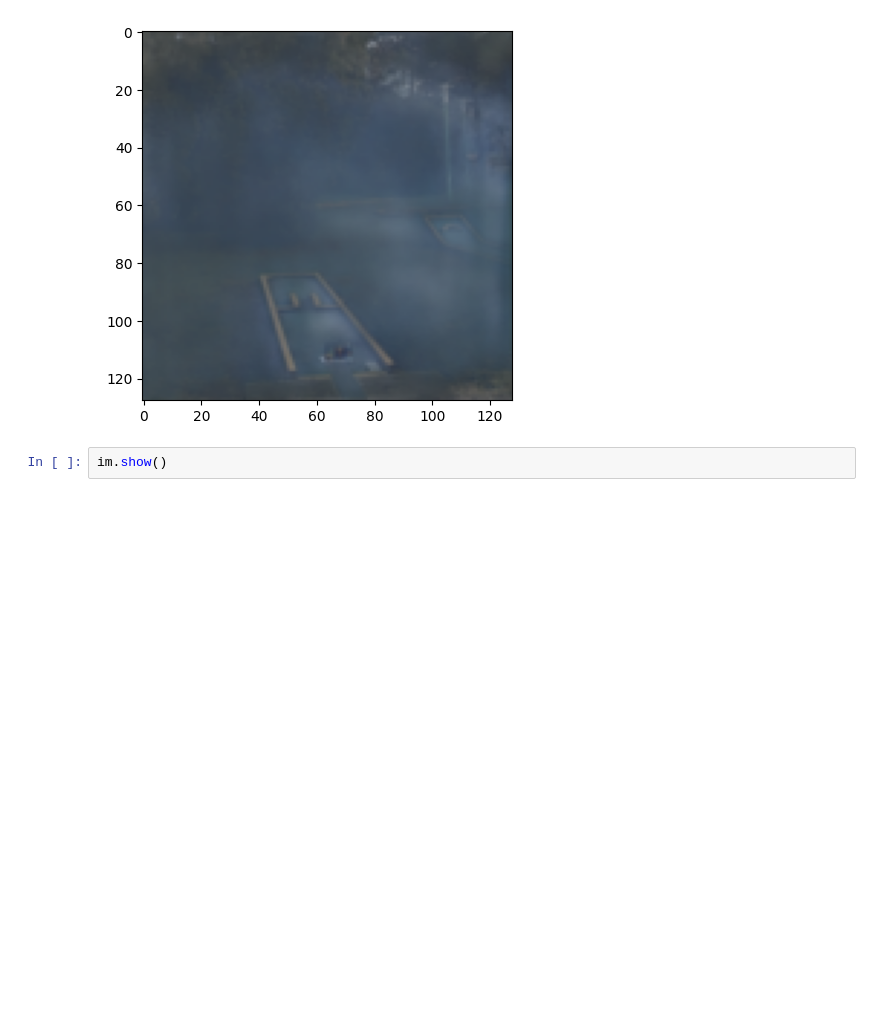
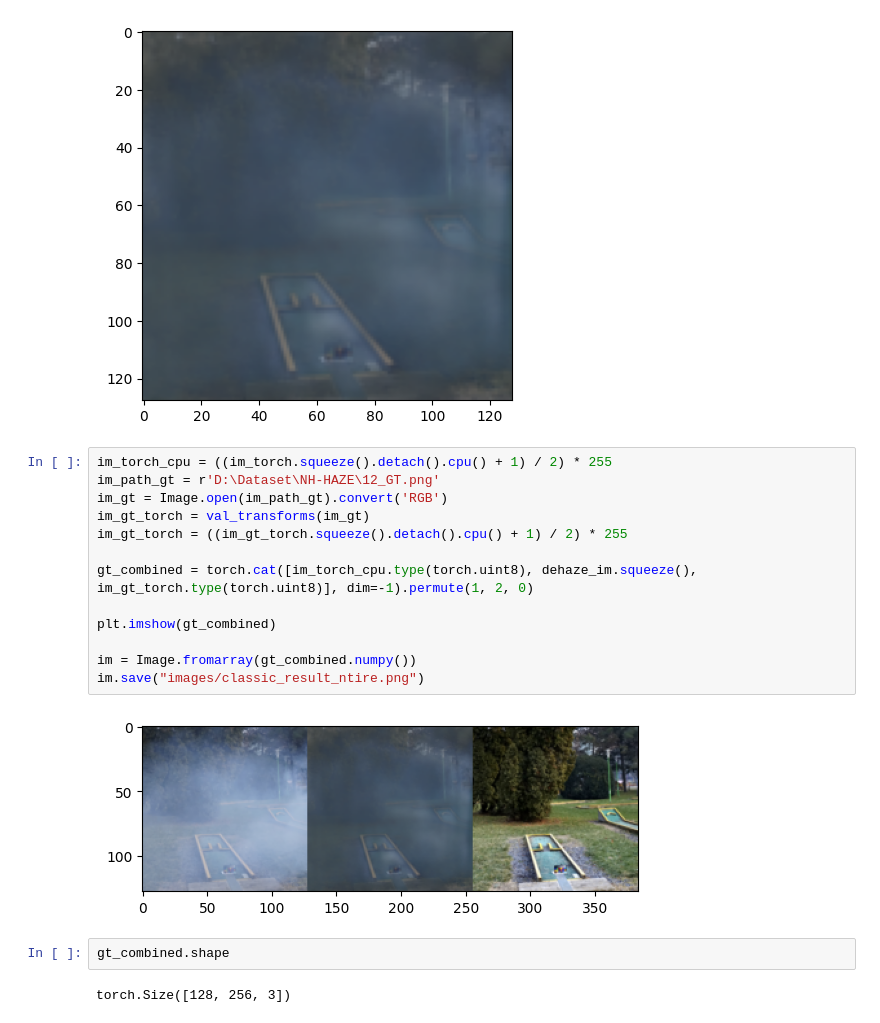
Before and after one commit to ferhatcan/EEE598-RemoteSensing, a Jupyter notebook: main.ipynb, the cells around one changed output. Cells and saved outputs as stored; diff of their text form; blank space fills up the shorter version.

```diff
--- a/main.ipynb
+++ b/main.ipynb
@@ -61,4 +73,21 @@ plot_images(dehaze_im)
 # %% [output]
 [figure]
 # %%
-im.show()
+im_torch_cpu = ((im_torch.squeeze().detach().cpu() + 1) / 2) * 255
+im_path_gt = r'D:\Dataset\NH-HAZE\12_GT.png'
+im_gt = Image.open(im_path_gt).convert('RGB')
+im_gt_torch = val_transforms(im_gt)
+im_gt_torch = ((im_gt_torch.squeeze().detach().cpu() + 1) / 2) * 255
+
+gt_combined = torch.cat([im_torch_cpu.type(torch.uint8), dehaze_im.squeeze(), im_gt_torch.type(torch.uint8)], dim=-1).permute(1, 2, 0)
+
+plt.imshow(gt_combined)
+
+im = Image.fromarray(gt_combined.numpy())
+im.save("images/classic_result_ntire.png")
+# %% [output]
+[figure, added]
+# %%
+gt_combined.shape
+# %% [output]
+torch.Size([128, 256, 3])
```
Also changed, not shown: parts of 3 cells of this notebook.
